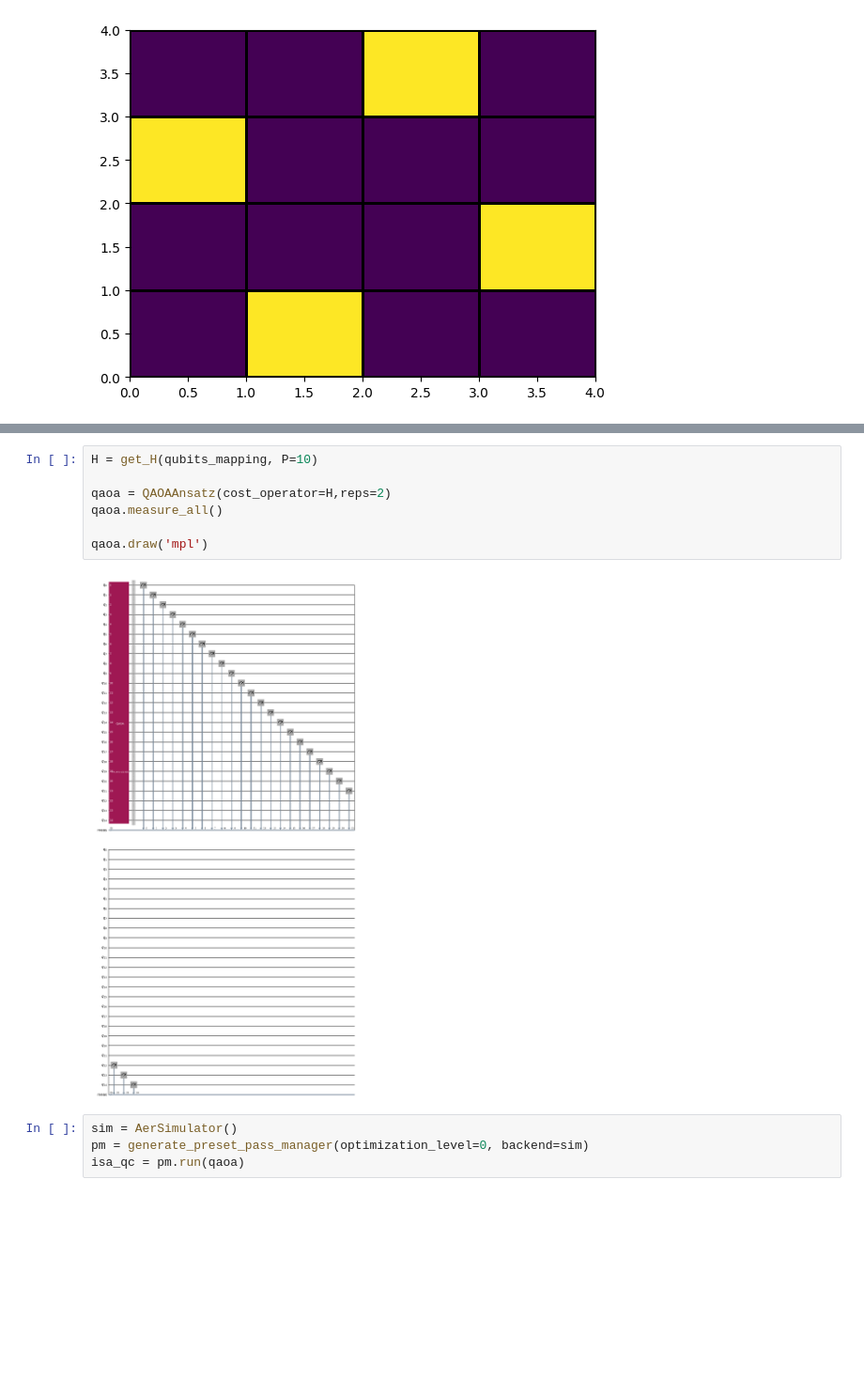
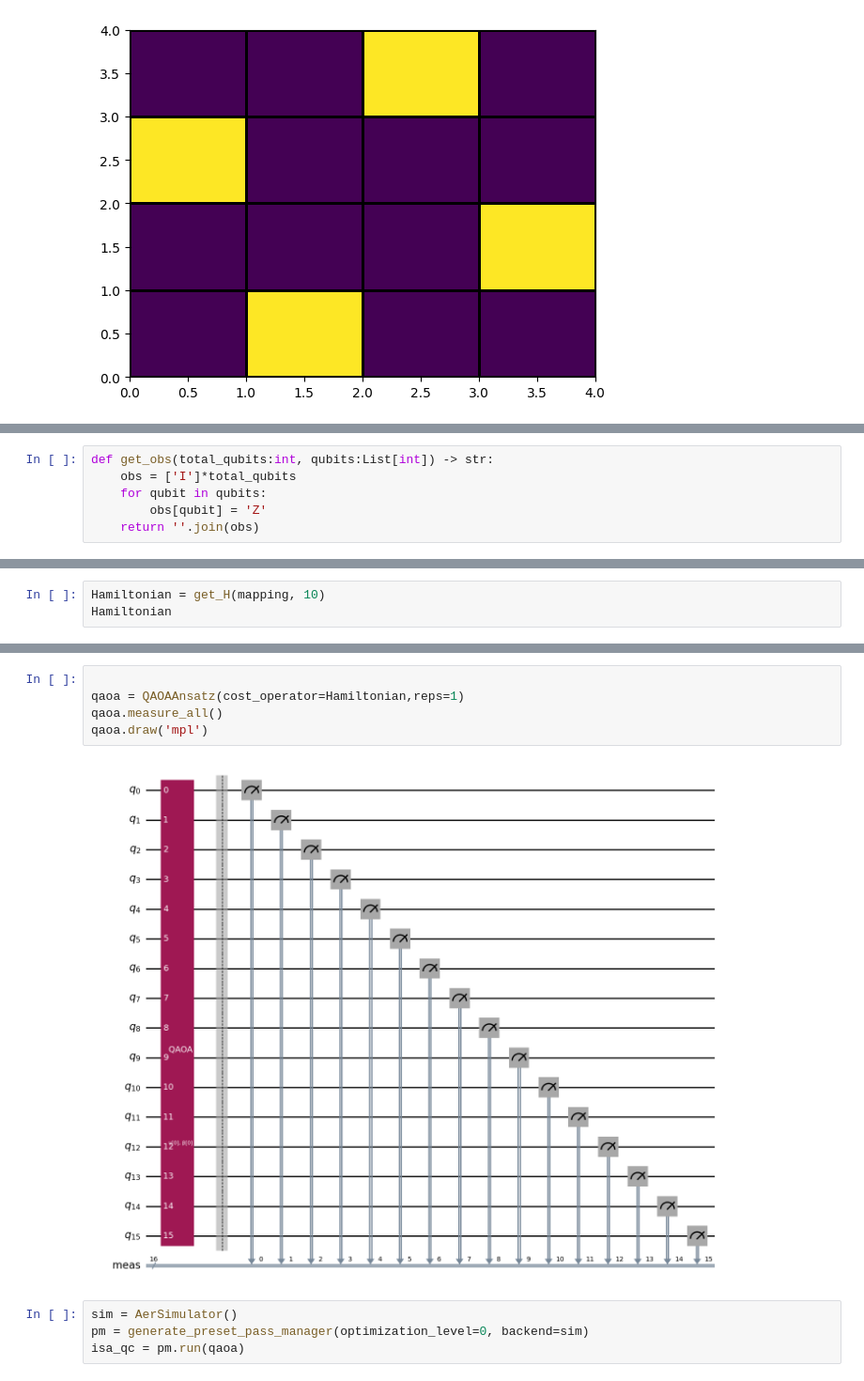
Before and after one commit to Dpbm/qnqueens, a Jupyter notebook: solver.ipynb, the cells around one changed output, grey strips where cells are left out. Shown at 94% size. Drawn from its saved outputs; the diff is of its cells as text; blank space fills up the shorter version.

Commit message:
adding new hamiltonian

```diff
--- a/solver.ipynb
+++ b/solver.ipynb
@@ -170,2 +164,8 @@ def map_board_to_qubits() -> Mapping:
+# %%
+def get_obs(total_qubits:int, qubits:List[int]) -> str:
+    obs = ['I']*total_qubits
+    for qubit in qubits:
+        obs[qubit] = 'Z'
+    return ''.join(obs)
 # %%
 def get_H(mapping:Mapping, P:int) -> SparsePauliOp:
@@ -213,0 +214,3 @@ SparsePauliOp(['IZIIIIIII', 'IIIZIIIII', 'IIZIIIIII', 'IIIIIIZII', 'IIIIZIIII',
+# %%
+Hamiltonian = get_H(mapping, 10)
+Hamiltonian
@@ -214,12 +236,10 @@ SparsePauliOp(['IZIIIIIII', 'IIIZIIIII', 'IIZIIIIII', 'IIIIIIZII', 'IIIIZIIII',
 # %%
-H = get_H(qubits_mapping, P=10)
 
-qaoa = QAOAAnsatz(cost_operator=H,reps=2)
+qaoa = QAOAAnsatz(cost_operator=Hamiltonian,reps=1)
 qaoa.measure_all()
-
 qaoa.draw('mpl')
 # %% [output]
-[figure, old version]
+[figure, new version]
 # %%
 sim = AerSimulator()
 pm = generate_preset_pass_manager(optimization_level=0, backend=sim)
```
Also changed, not shown: parts of 12 cells of this notebook.
